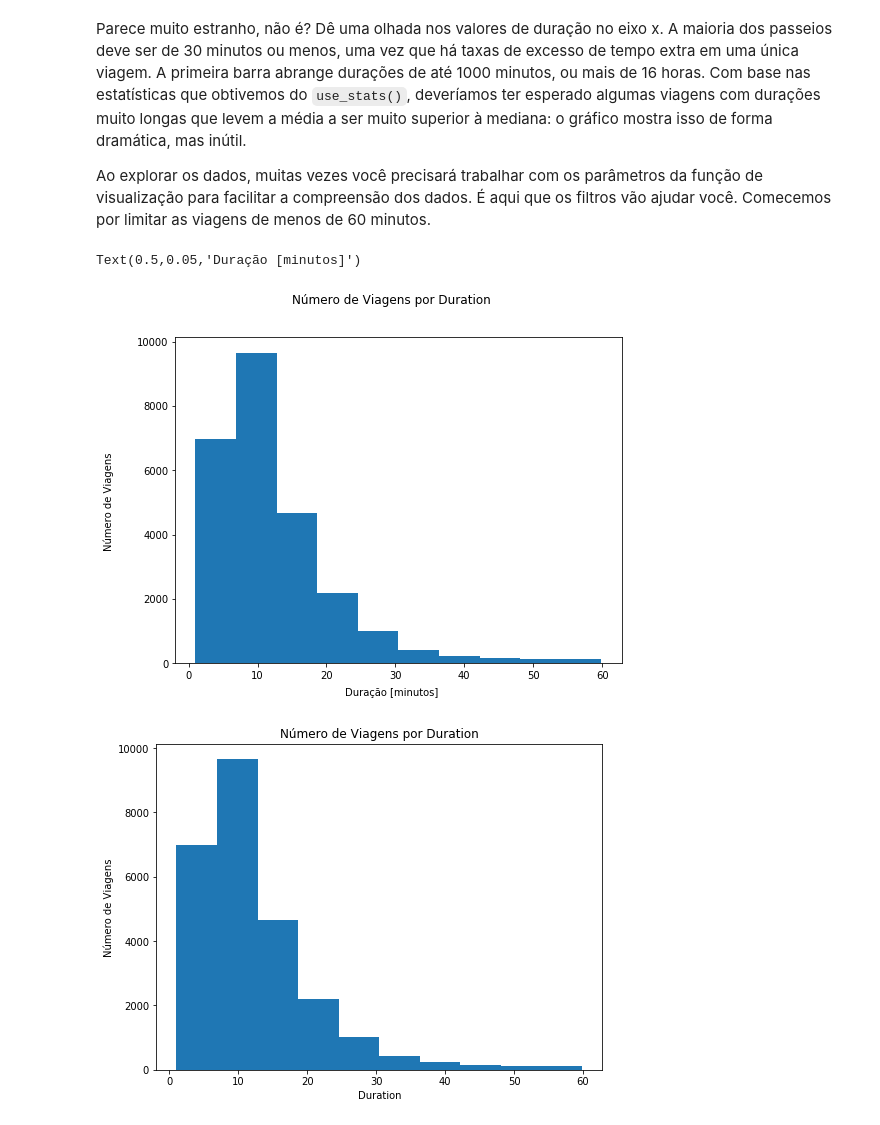
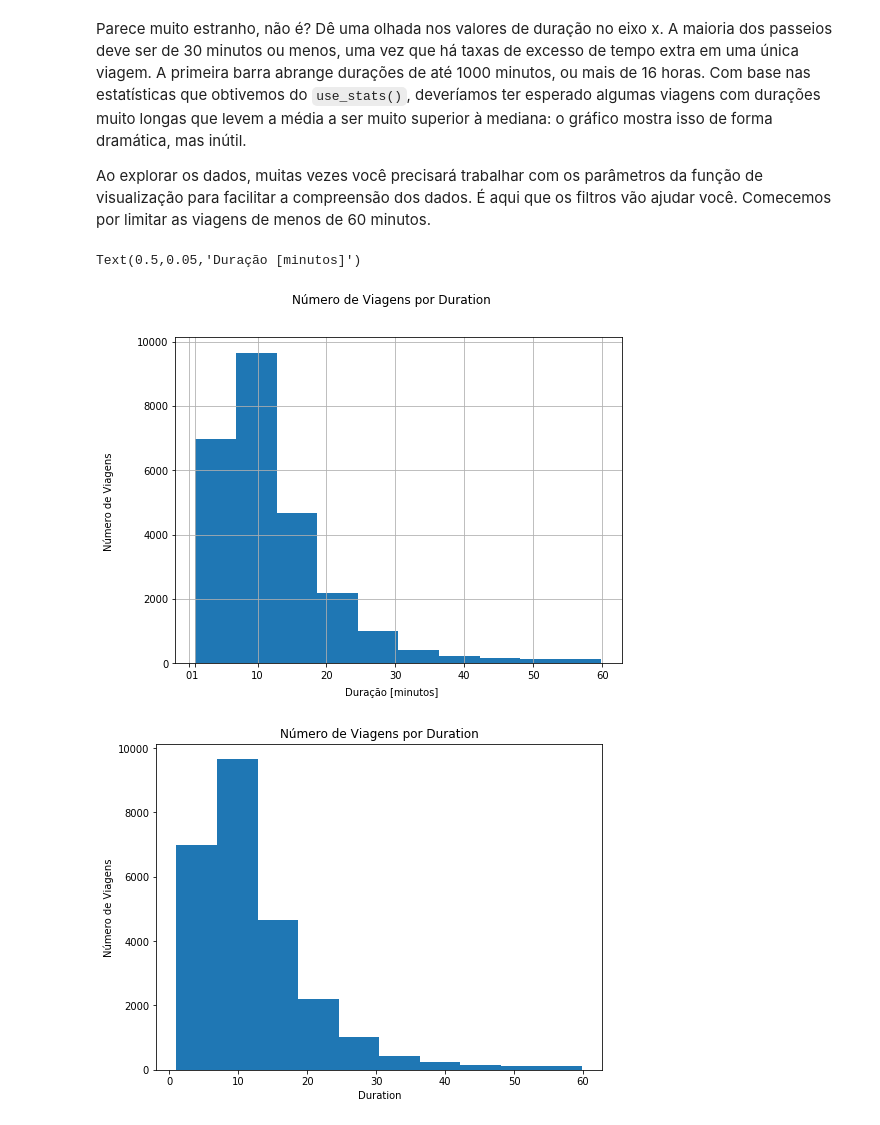
Before and after one commit to resilva87/udacity-datascience-I, a Jupyter notebook: Analise_Bay_Area_Bike_Share-NDFDSI.ipynb, the cells around one changed output. Cells and saved outputs as stored; diff of their text form; code cells hidden in the pictures.

Commit message:
Correct some charts based on Udacity's review :)

```diff
--- a/Analise_Bay_Area_Bike_Share-NDFDSI.ipynb
+++ b/Analise_Bay_Area_Bike_Share-NDFDSI.ipynb
@@ -342,14 +342,18 @@ Ao explorar os dados, muitas vezes você precisará trabalhar com os parâmetros
 # %%
 df_duration_below_60 = trip_data.query('duration < 60')
 
 fig, axes = plt.subplots()
-df_duration_below_60['duration'].hist(figsize=(8,6), grid=False, ax=axes)
+df_duration_below_60['duration'].hist(figsize=(8,6), histtype='stepfilled', ax=axes)
 plt.suptitle('Número de Viagens por Duration', x=0.5, ha='center', fontsize='large')
+# `xtick` adicional referente ao primeiro minuto
+lim = axes.get_xlim()
+plt.xticks(list(axes.get_xticks()) + [1])
+axes.set_xlim(lim)
 fig.text(0, 0.5, 'Número de Viagens', va='center', rotation='vertical')
 fig.text(0.5, 0.05, 'Duração [minutos]', ha='center')
 # %% [output]
 Text(0.5,0.05,'Duração [minutos]')
-[figure, old version]
+[figure, new version]
 # %%
 # descomente a linha abaixo para verificar o gráfico esperado.
 usage_plot(trip_data, 'duration', ['duration < 60'])
```
